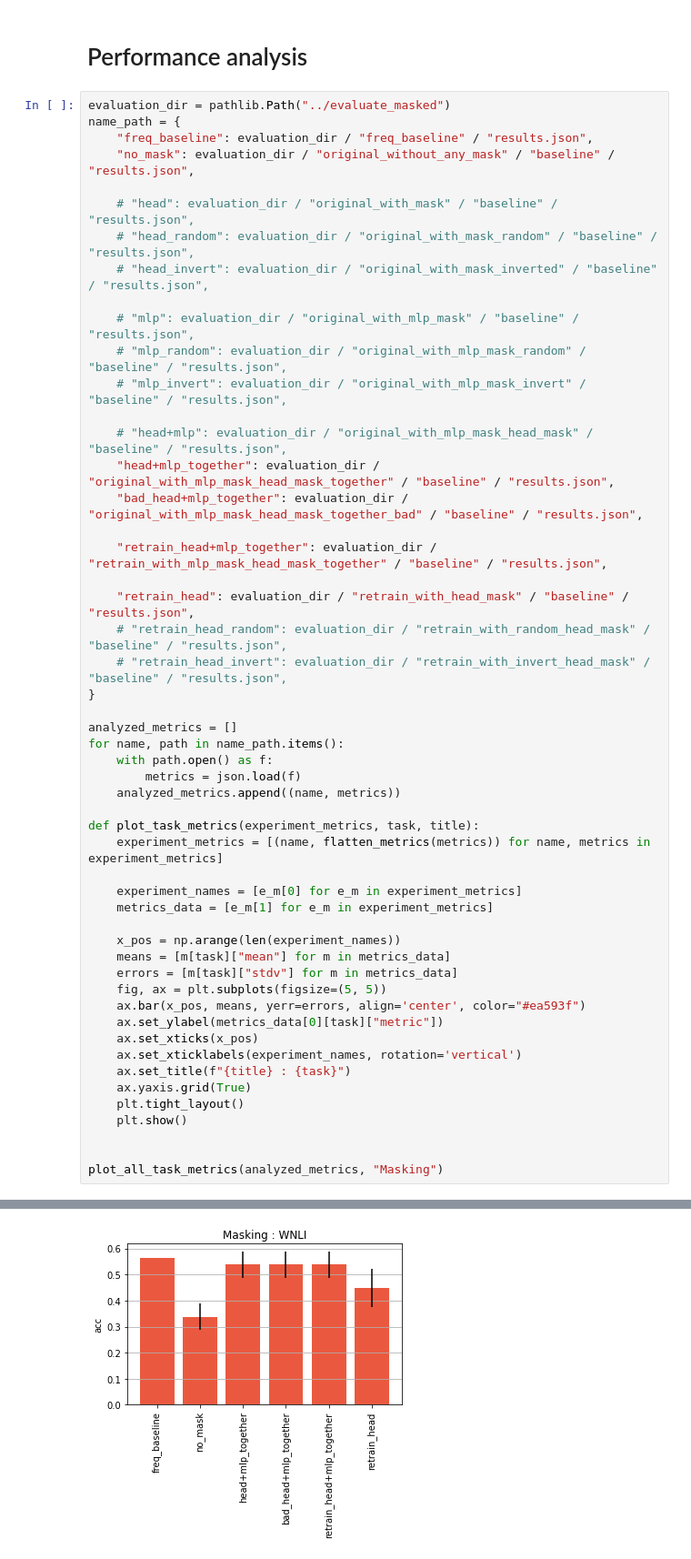
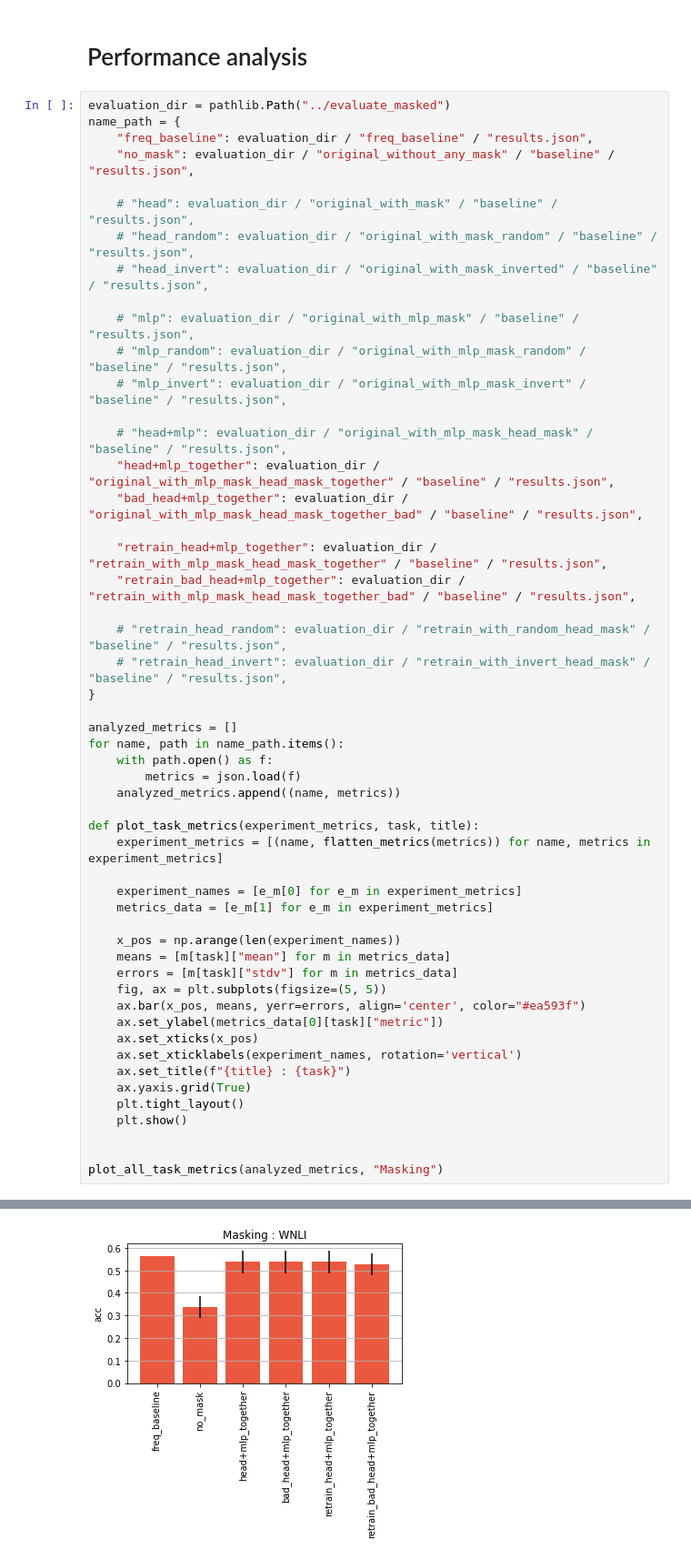
Before and after one commit to sai-prasanna/bert-experiments, a Jupyter notebook: experiment_analysis/mask_analysis.ipynb, the cells around one changed output, grey strips where cells are left out. Shown at 91% size. Saved outputs shown, nothing was run; the diff lists cells and outputs as text.

Commit message:
Add retrain with bad heads analysis.

```diff
--- a/experiment_analysis/mask_analysis.ipynb
+++ b/experiment_analysis/mask_analysis.ipynb
@@ -282,8 +281,8 @@ name_path = {
     "bad_head+mlp_together": evaluation_dir / "original_with_mlp_mask_head_mask_together_bad" / "baseline" / "results.json",
 
     "retrain_head+mlp_together": evaluation_dir / "retrain_with_mlp_mask_head_mask_together" / "baseline" / "results.json",
+    "retrain_bad_head+mlp_together": evaluation_dir / "retrain_with_mlp_mask_head_mask_together_bad" / "baseline" / "results.json",
 
-    "retrain_head": evaluation_dir / "retrain_with_head_mask" / "baseline" / "results.json",
     # "retrain_head_random": evaluation_dir / "retrain_with_random_head_mask" / "baseline" / "results.json",
     # "retrain_head_invert": evaluation_dir / "retrain_with_invert_head_mask" / "baseline" / "results.json",
 }
@@ -327 +326 @@ plot_all_task_metrics(analyzed_metrics, "Masking")
-[figure, old version]
+[figure, new version]
```
Also changed, not shown: parts of 8 cells of this notebook, 4 other files.
